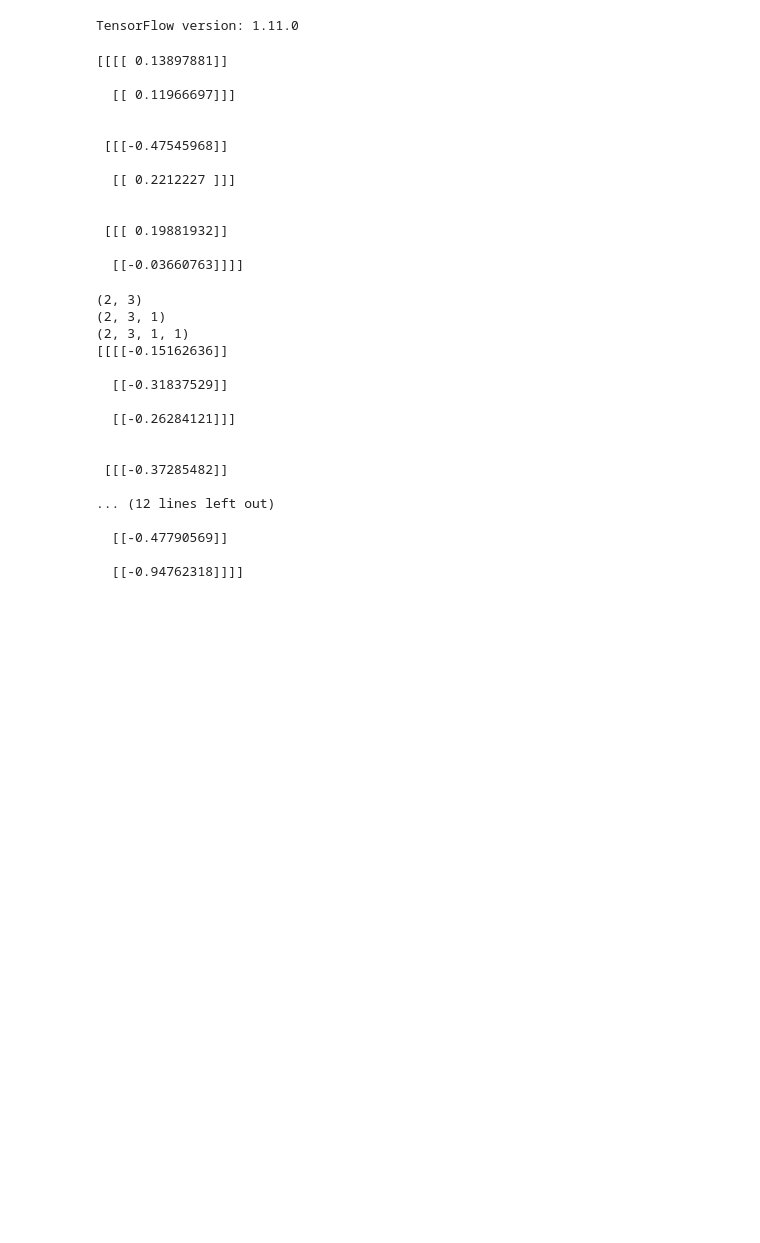
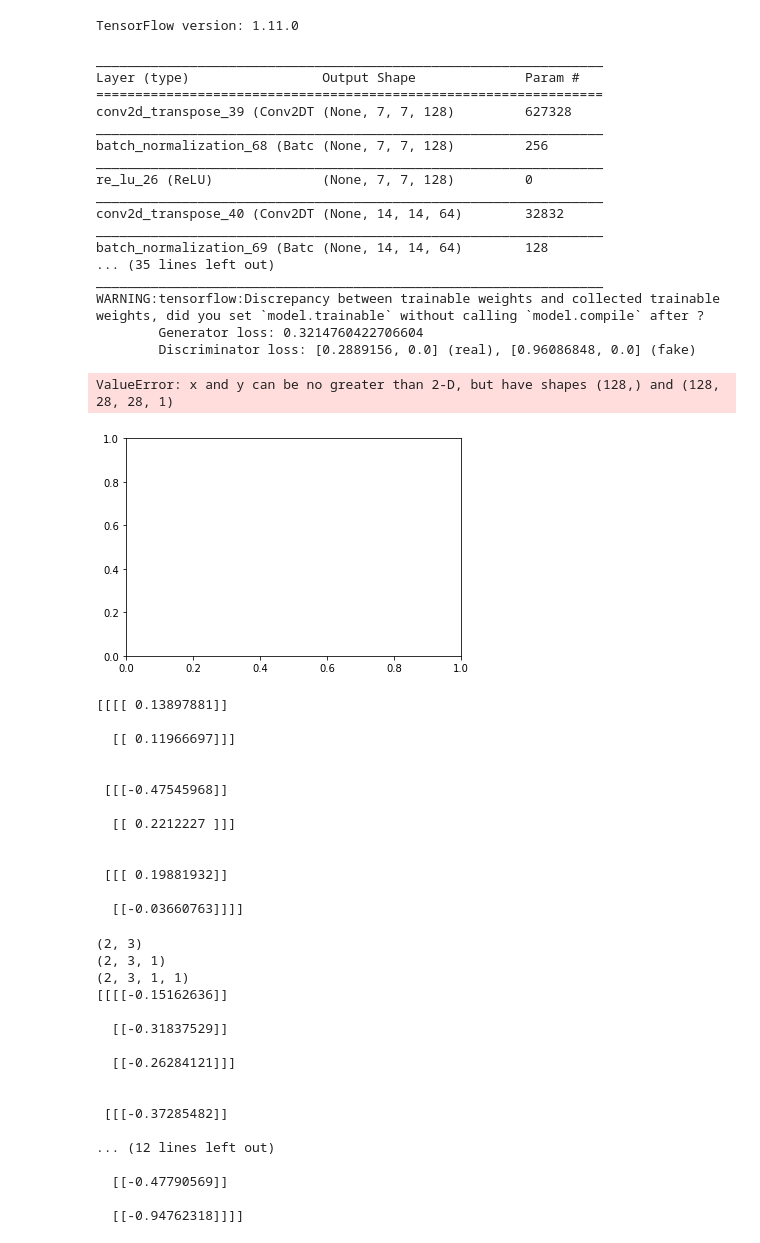
Before and after one commit to ElersA/DCGAN-MNIST, a Jupyter notebook: Model.ipynb, the cells around one changed output. Saved outputs shown, nothing was run; the diff lists cells and outputs as text; code cells hidden in the pictures; blank space fills up the shorter version.

Commit message:
Adding work on discriminator and generator. Currently we can train the model but we don't know if we actually get any results or not. Test and tweak.

```diff
--- a/Model.ipynb
+++ b/Model.ipynb
@@ -192,0 +73,3 @@ class DCGAN(object):
+# %%
+mnist = tf.keras.datasets.mnist
+(train_imgs, train_labels), (_, _) = mnist.load_data()
@@ -193,3 +230,25 @@ class DCGAN(object):
+# %%
+DCGAN()
+# %% [output]
+_________________________________________________________________
+Layer (type)                 Output Shape              Param #
+=================================================================
+conv2d_transpose_39 (Conv2DT (None, 7, 7, 128)         627328
+_________________________________________________________________
+batch_normalization_68 (Batc (None, 7, 7, 128)         256
+_________________________________________________________________
+re_lu_26 (ReLU)              (None, 7, 7, 128)         0
+_________________________________________________________________
+conv2d_transpose_40 (Conv2DT (None, 14, 14, 64)        32832
+_________________________________________________________________
+batch_normalization_69 (Batc (None, 14, 14, 64)        128
+... (35 lines left out)
+_________________________________________________________________
+WARNING:tensorflow:Discrepancy between trainable weights and collected trainable weights, did you set `model.trainable` without calling `model.compile` after ?
+        Generator loss: 0.3214760422706604
+        Discriminator loss: [0.2889156, 0.0] (real), [0.96086848, 0.0] (fake)
+ValueError: x and y can be no greater than 2-D, but have shapes (128,) and (128, 28, 28, 1)
+[figure, added]
 # %%
 #noise = np.random.normal(loc=0 , scale=0.2 , size=(3, 2, 1, 1))
 #print(noise)
```
Also changed, not shown: parts of 11 cells of this notebook.
